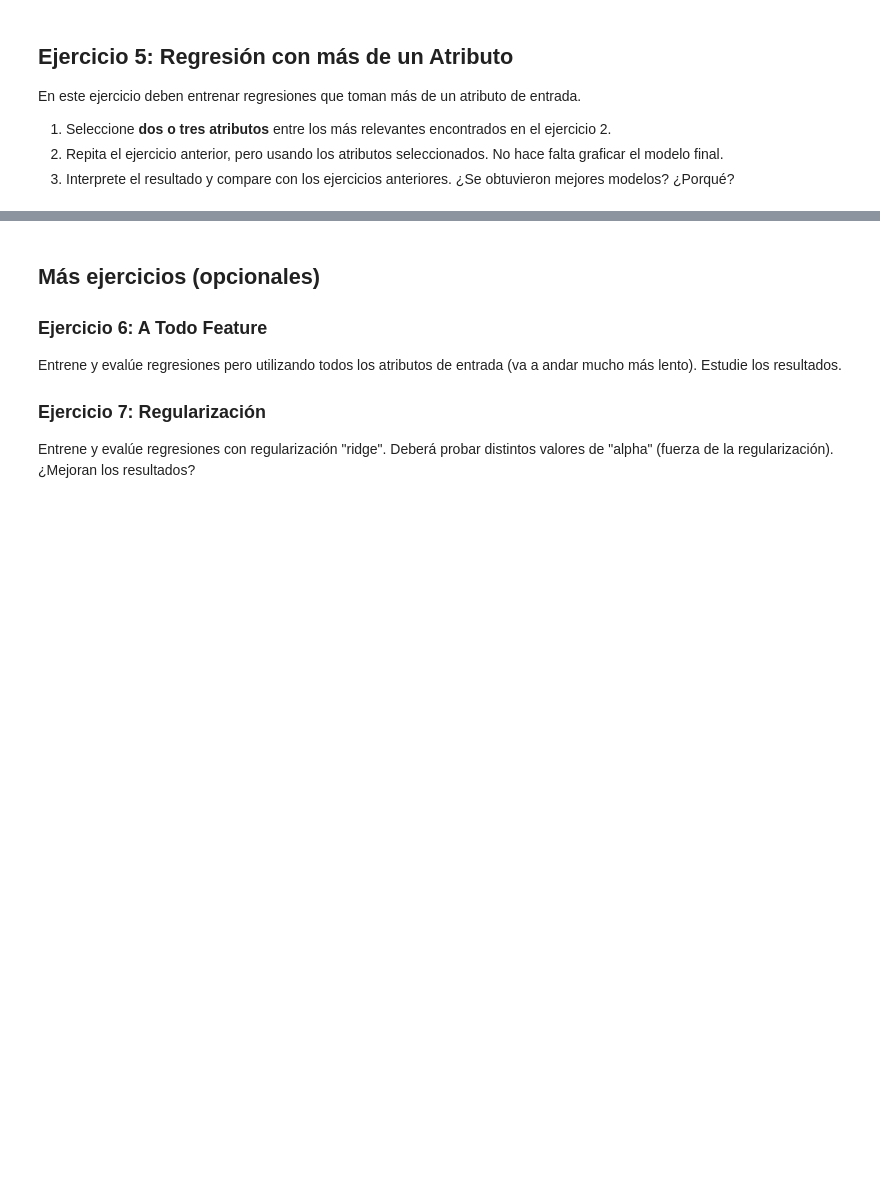
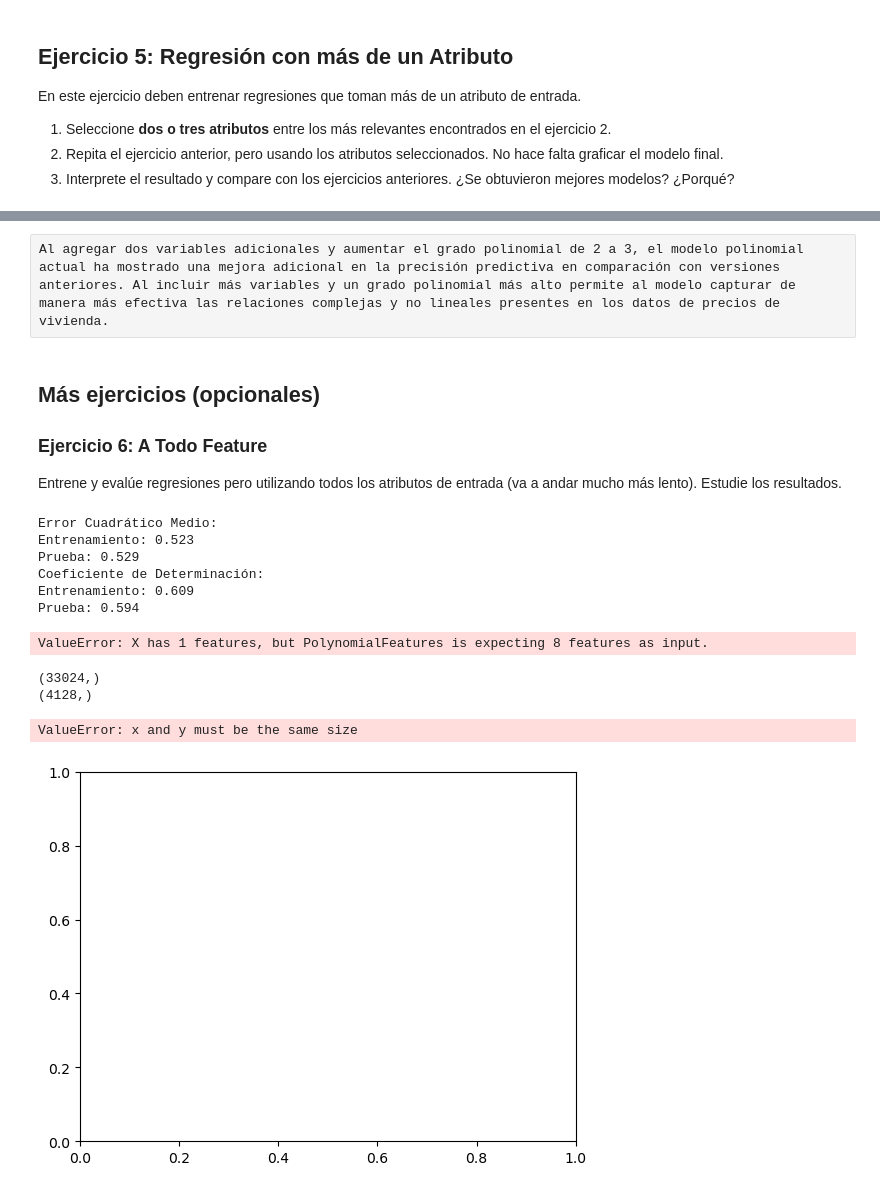
Before and after one commit to Stutz-Sebas/IntroduccionAprendizajeAutomatico, a Jupyter notebook: Lab 1.ipynb, the cells around one changed output, grey strips where cells are left out. Drawn from its saved outputs; the diff is of its cells as text; code cells hidden in the pictures; blank space fills up the shorter version.

```diff
--- a/Lab 1.ipynb
+++ b/Lab 1.ipynb
@@ -312,10 +407,71 @@ X_train_fs.shape, X_test_fs.shape
+# %% [raw]
+Al agregar dos variables adicionales y aumentar el grado polinomial de 2 a 3, el modelo polinomial actual ha mostrado una mejora adicional en la precisión predictiva en comparación con versiones anteriores. Al incluir más variables y un grado polinomial más alto permite al modelo capturar de manera más efectiva las relaciones complejas y no lineales presentes en los datos de precios de vivienda.
 # %% [markdown]
 ## Más ejercicios (opcionales)
 
 ### Ejercicio 6: A Todo Feature
 
 Entrene y evalúe regresiones pero utilizando todos los atributos de entrada (va a andar mucho más lento). Estudie los resultados.
-
-### Ejercicio 7: Regularización
-
-Entrene y evalúe regresiones con regularización "ridge". Deberá probar distintos valores de "alpha" (fuerza de la regularización). ¿Mejoran los resultados?
+# %%
+modelo_todo = LinearRegression()
+modelo.fit(X_train, y_train)
+
+y_train_pred = modelo.predict(X_train)
+y_test_pred = modelo.predict(X_test)
+
+cuadratico_train = mean_squared_error(y_train, y_train_pred)
+cuadratico_test = mean_squared_error(y_test, y_test_pred)
+
+r2_train = r2_score(y_train, y_train_pred)
+r2_test = r2_score(y_test, y_test_pred)
+
+print(f'Error Cuadrático Medio:\nEntrenamiento: {round(cuadratico_train, 3)} \nPrueba: {round(cuadratico_test, 3)}')
+print(f'Coeficiente de Determinación:\nEntrenamiento: {round(r2_train, 3)}\nPrueba: {round(r2_test, 3)}')
+# %% [output]
+Error Cuadrático Medio:
+Entrenamiento: 0.523
+Prueba: 0.529
+Coeficiente de Determinación:
+Entrenamiento: 0.609
+Prueba: 0.594
+# %%
+modelo_todo = LinearRegression()
+poly_todo = PolynomialFeatures(include_bias=False)
+poly_features = poly_todo.fit_transform(X_train)
+poly_features_test = poly_todo.transform(X_test)
+modelo_todo.fit(poly_features, y_train)
+
+y_train_pred = modelo_todo.predict(poly_features)
+y_test_pred = modelo_todo.predict(poly_features_test)
+
+cuadratico_train = mean_squared_error(y_train, y_train_pred)
+cuadratico_test = mean_squared_error(y_test, y_test_pred)
+
+r2_train = r2_score(y_train, y_train_pred)
+r2_test = r2_score(y_test, y_test_pred)
+
+print(f'Error Cuadrático Medio:\nEntrenamiento: {round(cuadratico_train, 3)} \nPrueba: {round(cuadratico_test, 3)}')
+print(f'Coeficiente de Determinación:\nEntrenamiento: {round(r2_train, 3)}\nPrueba: {round(r2_test, 3)}')
+# %% [output]
+ValueError: X has 1 features, but PolynomialFeatures is expecting 8 features as input.
+# %%
+print(X_test.flatten().shape)
+print(y_test_pred.shape)
+# %% [output]
+(33024,)
+(4128,)
+# %%
+plt.scatter(X_test.flatten(), y_test, color='blue', label='Datos reales')
+
+# Graficar las predicciones del modelo
+plt.plot(X_test.flatten(), y_test_pred, color='red', linewidth=2, label='Predicciones')
+
+plt.xlabel('X_test')
+plt.ylabel('y')
+plt.title('Comparación de Datos Reales vs Predicciones')
+plt.legend()
+plt.grid(True)
+plt.show()
+# %% [output]
+ValueError: x and y must be the same size
+[figure, added]
```
Also changed, not shown: parts of 20 cells of this notebook.
